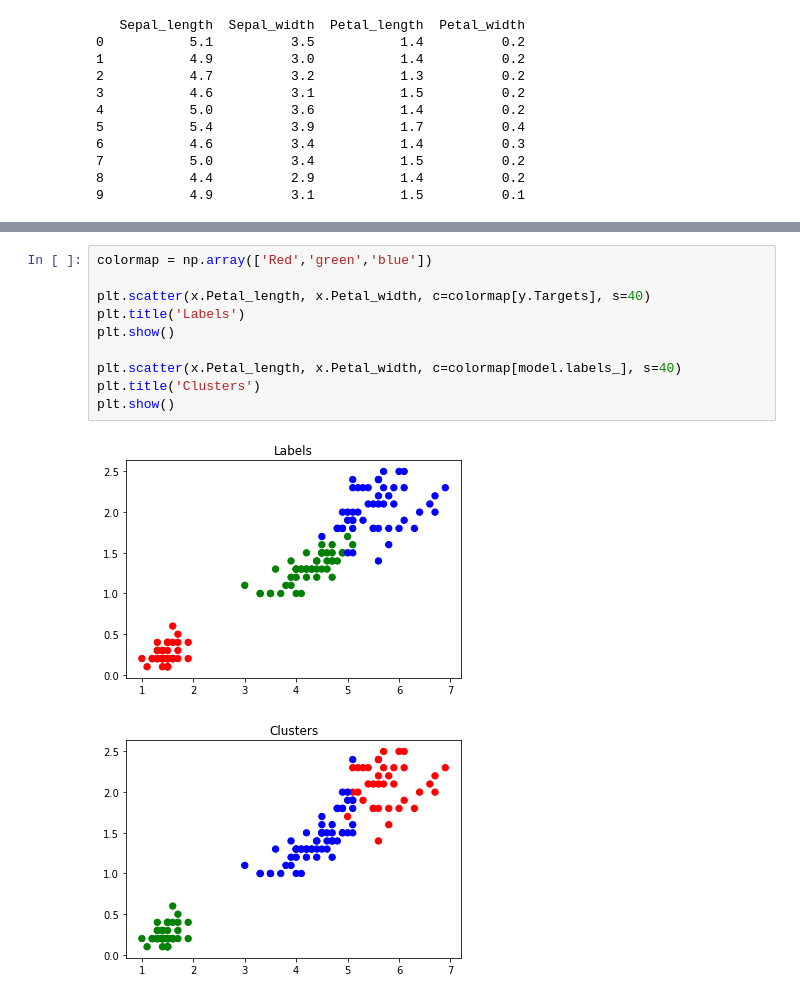
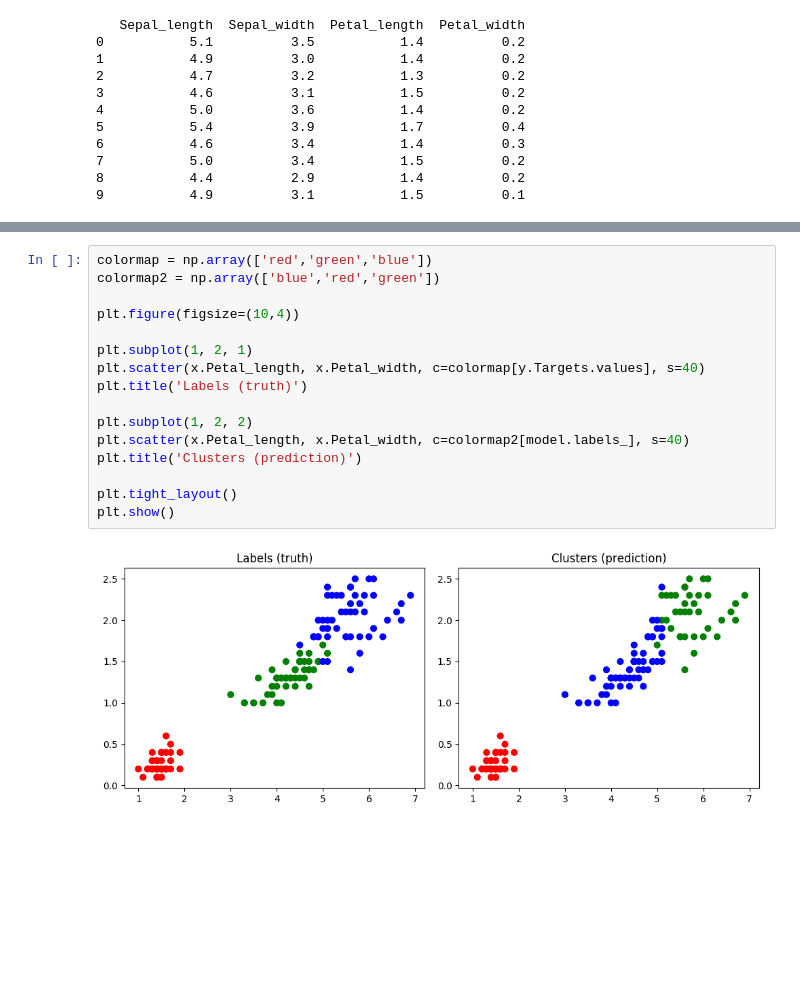
Before and after one commit to jadalmiro/AWs, a Jupyter notebook: ML/scikit/04 - K-means.ipynb, the cells around one changed output, grey strips where cells are left out. Saved outputs shown, nothing was run; the diff lists cells and outputs as text; blank space fills up the shorter version.

Commit message:
K-means plots next to each other

```diff
--- a/ML/scikit/04 - K-means.ipynb
+++ b/ML/scikit/04 - K-means.ipynb
@@ -36,13 +36,18 @@ KMeans(algorithm='auto', copy_x=True, init='k-means++', max_iter=300,
 # %%
-colormap = np.array(['Red','green','blue'])
+colormap = np.array(['red','green','blue'])
+colormap2 = np.array(['blue','red','green'])
 
-plt.scatter(x.Petal_length, x.Petal_width, c=colormap[y.Targets], s=40)
-plt.title('Labels')
+plt.figure(figsize=(10,4))
+
+plt.subplot(1, 2, 1)
+plt.scatter(x.Petal_length, x.Petal_width, c=colormap[y.Targets.values], s=40)
+plt.title('Labels (truth)')
+
+plt.subplot(1, 2, 2)
+plt.scatter(x.Petal_length, x.Petal_width, c=colormap2[model.labels_], s=40)
+plt.title('Clusters (prediction)')
+
+plt.tight_layout()
 plt.show()
-
-plt.scatter(x.Petal_length, x.Petal_width, c=colormap[model.labels_], s=40)
-plt.title('Clusters')
-plt.show()
 # %% [output]
-[figure, old version]
+[figure, new version]
-[figure, removed]
```
Also changed, not shown: parts of 1 cell of this notebook.
